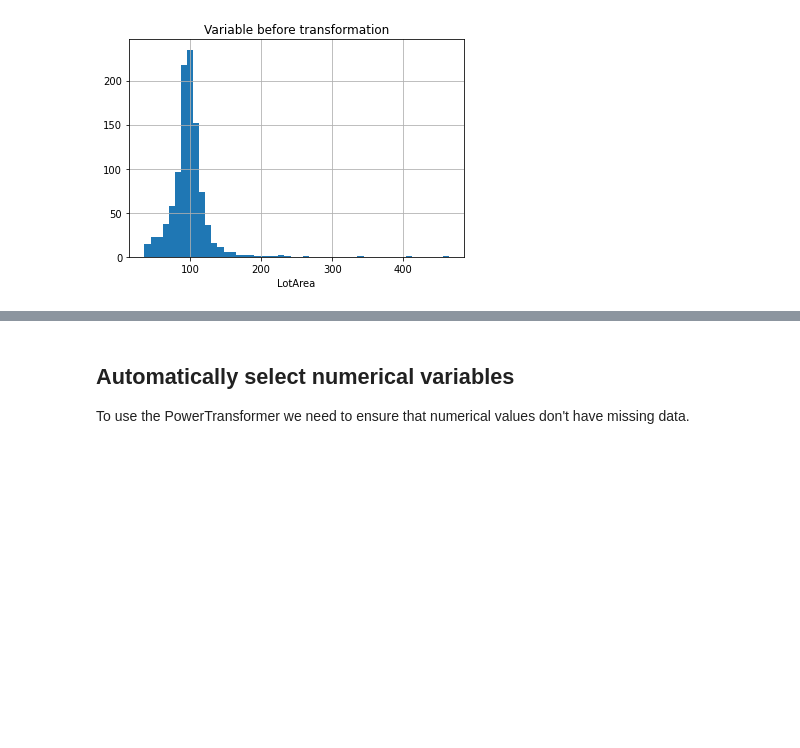
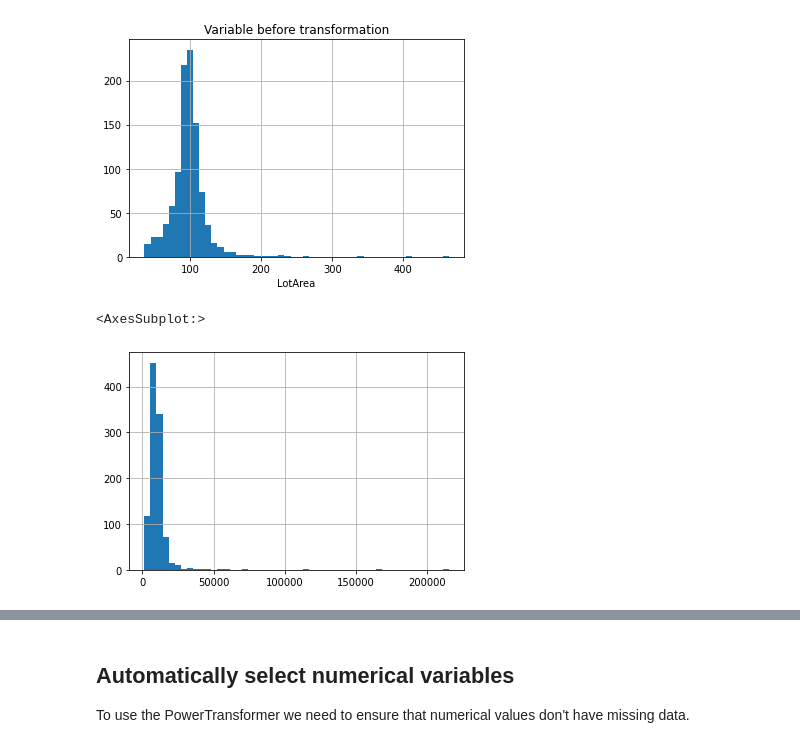
Before and after one commit to feature-engine/feature_engine, a Jupyter notebook: examples/transformation/PowerTransformer.ipynb, the cells around one changed output, grey strips where cells are left out. Cells and saved outputs as stored; diff of their text form; code cells hidden in the pictures; blank space fills up the shorter version.

Commit message:
adds inverse_transform to jupyter demos

```diff
--- a/examples/transformation/PowerTransformer.ipynb
+++ b/examples/transformation/PowerTransformer.ipynb
@@ -93,3 +93,15 @@ plt.xlabel('LotArea')
 # %% [output]
 Text(0.5, 0, 'LotArea')
 [figure]
+# %%
+# return variables to original representation
+
+train_orig = et_transformer.inverse_transform(train_t)
+test_orig = et_transformer.inverse_transform(test_t)
+# %%
+# inverse transformed variable distribution
+
+train_orig['LotArea'].hist(bins=50)
+# %% [output]
+<AxesSubplot:>
+[figure, added]
```
Also changed, not shown: parts of 4 cells of this notebook, 2 other files.
